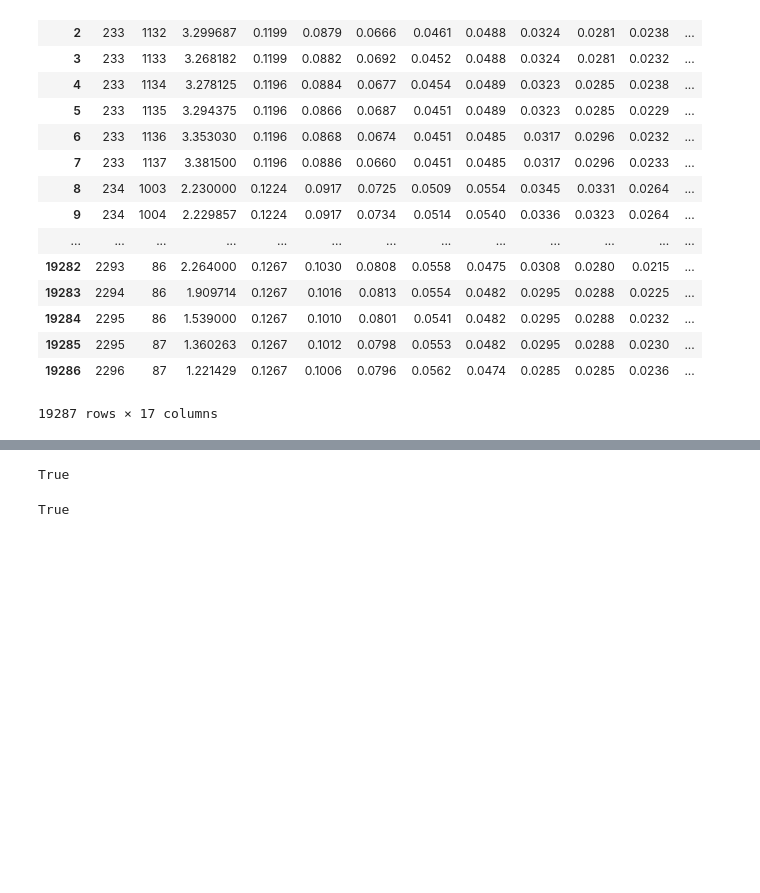
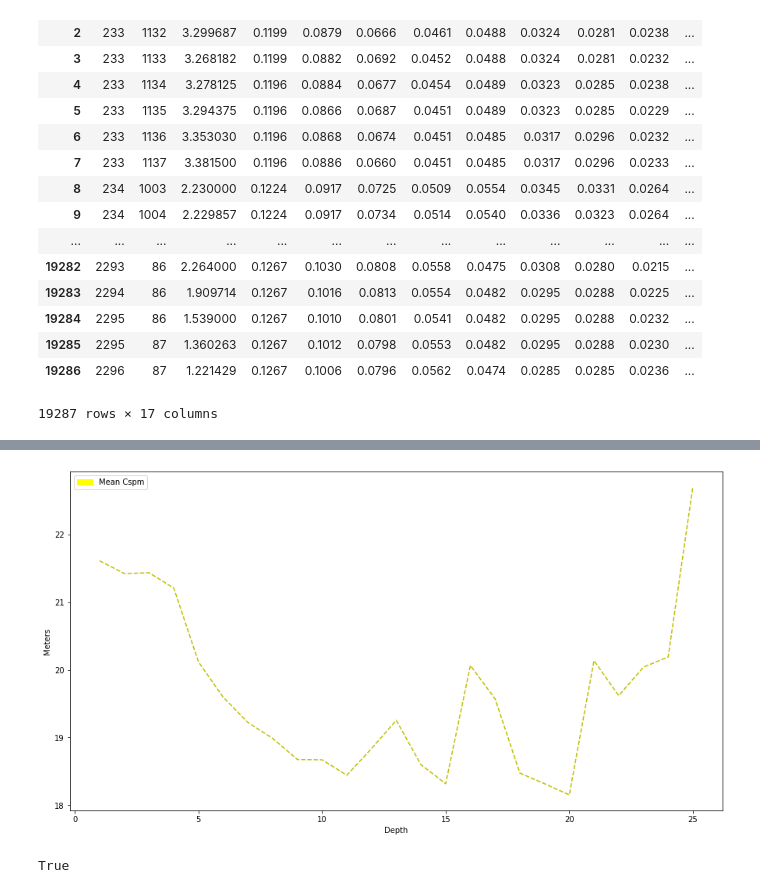
Before and after one commit to Ocean-Technologies/satellite_bathymetry, a Jupyter notebook: notebooks/data_visualization.ipynb, the cells around one changed output, grey strips where cells are left out. Saved outputs shown, nothing was run; the diff lists cells and outputs as text; code cells hidden in the pictures; blank space fills up the shorter version.

```diff
--- a/notebooks/data_visualization.ipynb
+++ b/notebooks/data_visualization.ipynb
@@ -85,3 +81,14 @@ df_result.describe()
+# %%
+plt.figure(figsize=(15,8))
+plt.plot(df_depth['depth_round_down'], df_depth['cspm'], 'y--')
+yellow = mpatches.Patch(color='yellow', label='Mean Cspm')
+plt.legend(handles=[yellow])
+plt.xlabel("Depth")
+plt.ylabel("Meters")
+plt.savefig('../data/generated/chart_mean_cspm.jpg')
+plt.show()
+# %% [output]
+[figure, added]
 # %%
 def find_transect(x_s,y_s,x_e,y_e,df):
     transect = list()
@@ -113,8 +117,0 @@ transect = find_transect(510,410,680,310,df_data)
-# %%
-for i, row in enumerate(transect):
-    x = row[0]
-    y = row[1]
-    image_cp[y][x] = [0,255,0]
-cv2.imwrite('../data/generated/bat_single_transect_image.jpg',image_cp)
-# %% [output]
-True
```
Also changed, not shown: parts of 22 cells of this notebook.
